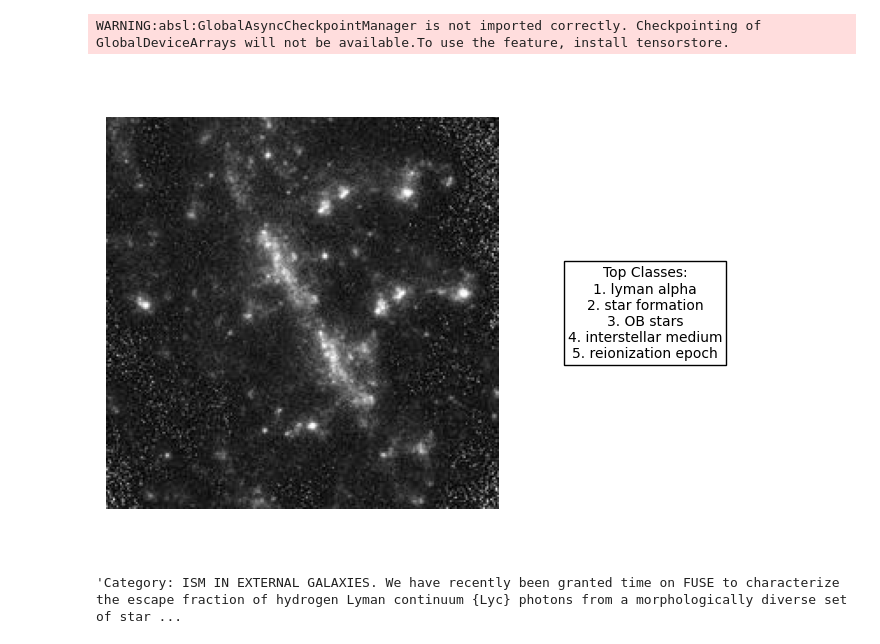
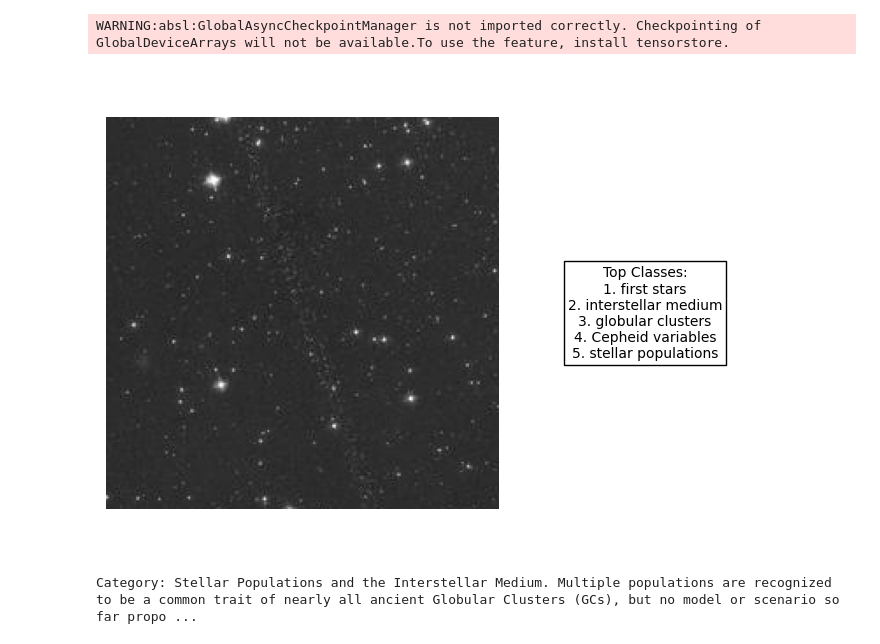
Before and after one commit to smsharma/PAPERCLIP-Hubble, a Jupyter notebook: notebooks/eval.ipynb, the cells around one changed output. Saved outputs shown, nothing was run; the diff lists cells and outputs as text; code cells hidden in the pictures.

```diff
--- a/notebooks/eval.ipynb
+++ b/notebooks/eval.ipynb
@@ -103,17 +103,16 @@ def display_content(image, paragraph, classes):
     plt.tight_layout()
     plt.show()
 # %%
-idx = 10
+idx = 18
 
 image_feat = model.get_image_features(inputs_images['pixel_values'][idx:idx + 1], params=restored_state.params);
 text_feat = model.get_text_features(**claude_science_cat_inputs, params=restored_state.params)
 
 cats = [claude_science_cat[i] for i in np.argsort((text_feat @ image_feat.T)[:, 0])[::-1]][:5]
 
 display_content(images[idx], captions[idx], cats)
+
+print(captions[idx])
 # %% [output]
-[figure, old version]
+[figure, new version]
+Category: Stellar Populations and the Interstellar Medium. Multiple populations are recognized to be a common trait of nearly all ancient Globular Clusters (GCs), but no model or scenario so far propo ...
-# %%
-captions[idx]
-# %% [output]
-'Category: ISM IN EXTERNAL GALAXIES. We have recently been granted time on FUSE to characterize the escape fraction of hydrogen Lyman continuum {Lyc} photons from a morphologically diverse set of star ...
```
